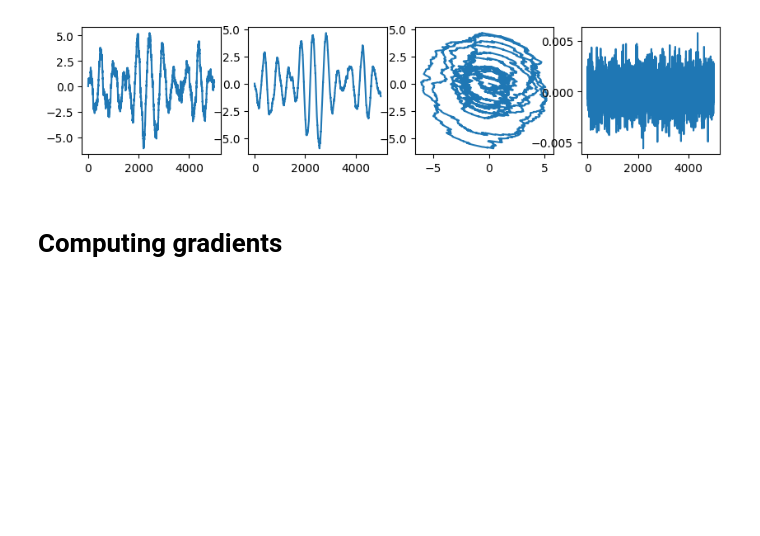
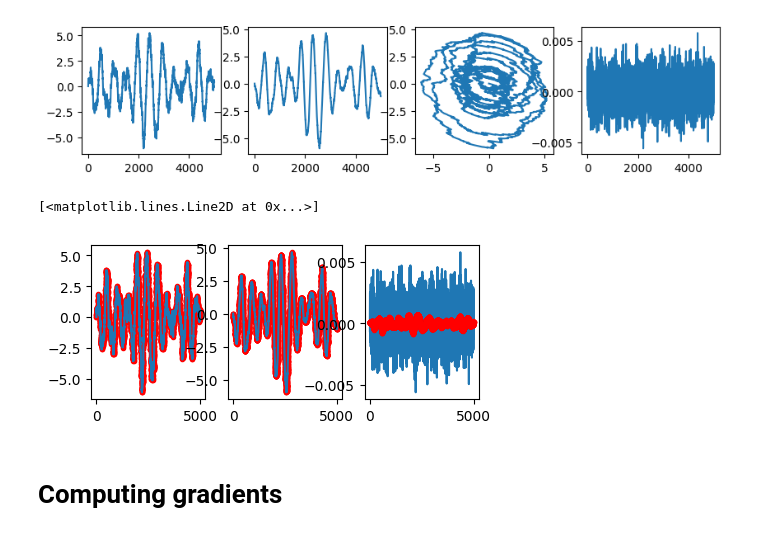
Before and after one commit to matibilkis/qmon-sindy, a Jupyter notebook: learn_torch/custom_training_torch.ipynb, the cells around one changed output. Drawn from its saved outputs; the diff is of its cells as text; code cells hidden in the pictures; blank space fills up the shorter version.

```diff
--- a/learn_torch/custom_training_torch.ipynb
+++ b/learn_torch/custom_training_torch.ipynb
@@ -94,6 +92,26 @@ Cov = solve_continuous_are(A-(G.dot(C)).T, C.T, D- (G.T).dot(G), np.eye(2)) ####
 XiCov = Cov.dot(C) + G.T
 
 inputs_cell = [dt, omega, params, torch.tensor(XiCov,dtype=torch.float32, requires_grad=True) ]
+# %%
+dev = torch.device("cpu")
+rrn = RecurrentNetwork(inputs_cell)
+dys = torch.tensor(data=dy, dtype=torch.float32).to(dev)
+# %%
+xs_hat, dyshats = rrn(dys)
+# %%
+plt.figure(figsize=(5,2))
+ax=plt.subplot(131)
+ax.plot(xs_hat.detach().numpy()[:,0], color="red",marker='.')
+ax.plot(x[:,0])
+ax=plt.subplot(132)
+ax.plot(xs_hat.detach().numpy()[:,1], color="red",marker='.')
+ax.plot(x[:,1])
+ax=plt.subplot(133)
+ax.plot(dys[:,0])
+ax.plot(dys_hat.detach().numpy()[:,0], color="red",marker='.')
+# %% [output]
+[<matplotlib.lines.Line2D at 0x...>]
+[figure, added]
 # %% [markdown]
 # Computing gradients
 # %%
```
Also changed, not shown: parts of 5 cells of this notebook, 2 other files.
